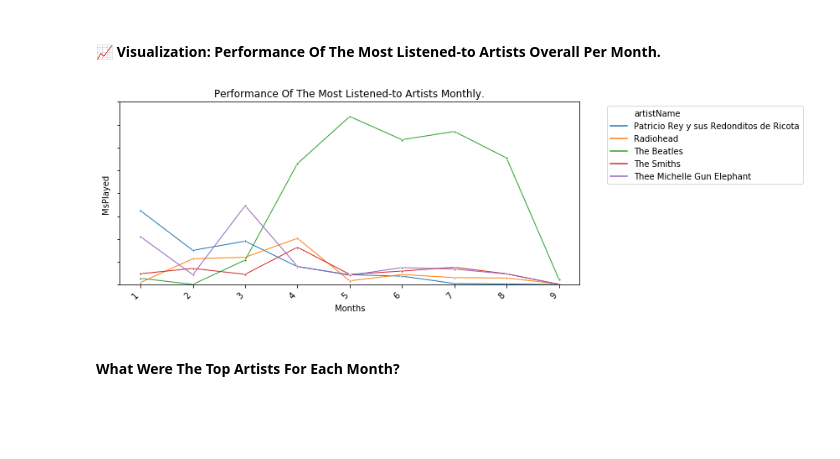
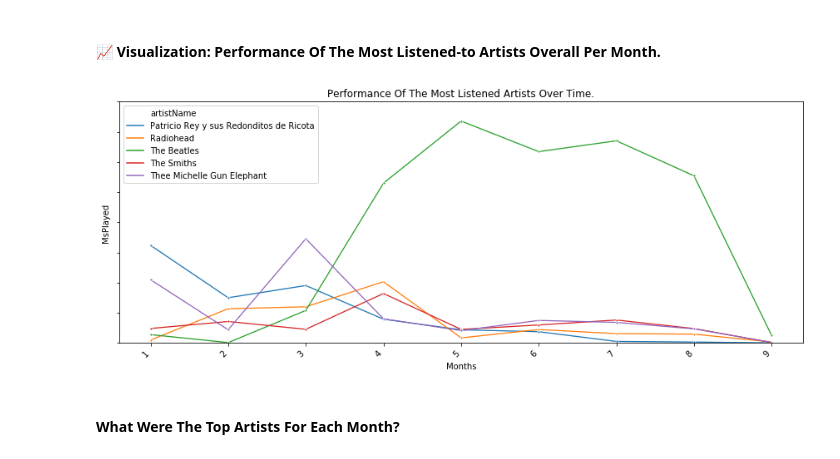
Before and after one commit to Garridot/spotify-wrapped-detailed, a Jupyter notebook: analysis.ipynb, the cells around one changed output. Saved outputs shown, nothing was run; the diff lists cells and outputs as text; code cells hidden in the pictures; blank space fills up the shorter version.

```diff
--- a/analysis.ipynb
+++ b/analysis.ipynb
@@ -152,8 +152,8 @@ def run_line_graph(data,x,hue_data,data_title,xlabel,time):
     Create a Line Graph showing the performance of the most listened-to content monthly/weekly.
     """
     # Plotting the data
-    plt.figure(figsize=(12, 4)) # Further increased figure size
-    ax = snsv.lineplot(data=data, x=x, y='msPlayed', marker='o', hue=hue_data, linewidth=1, markersize=3)
+    plt.figure(figsize=(12, 5)) # Further increased figure size
+    ax = snsv.lineplot(data=data, x=x, y='msPlayed', marker='o', hue=hue_data, linewidth=1.3, markersize=3)
     plt.title(data_title)
     plt.xlabel(xlabel)
     plt.ylabel('MsPlayed')
@@ -162,7 +162,7 @@ def run_line_graph(data,x,hue_data,data_title,xlabel,time):
     plt.xticks(sorted(time.unique()))
 
     plt.xticks(rotation=45, ha='right') # Ensure x-axis labels are aligned correctly
-    plt.legend(bbox_to_anchor=(1.05, 1), loc='upper left') # Keep legend outside the plot
+#     plt.legend(bbox_to_anchor=(1.05, 1), loc='upper left') # Keep legend outside the plot
 
     # Wrap the y-axis labels
     wrapped_labels = [textwrap.fill(label.get_text(), width=20) for label in ax.get_yticklabels()]
@@ -294,16 +294,16 @@ display(top_artists_recorded.head())
 # %%
 ## Graph of the Most-Listened Artists per month ##
 
 run_line_graph(
     data = top_artists_recorded,
     x = 'month',
     hue_data = 'artistName',
-    data_title = 'Performance Of The Most Listened-to Artists Monthly.',
+    data_title = 'Performance Of The Most Listened Artists Over Time.',
     xlabel = "Months",
     time = top_artists_recorded['month']
 )
 # %% [output]
-[figure, old version]
+[figure, new version]
 # %% [markdown]
 #### **What Were The Top Artists For Each Month?**
 # %%
```
Also changed, not shown: parts of 19 cells of this notebook, 13 other files.
